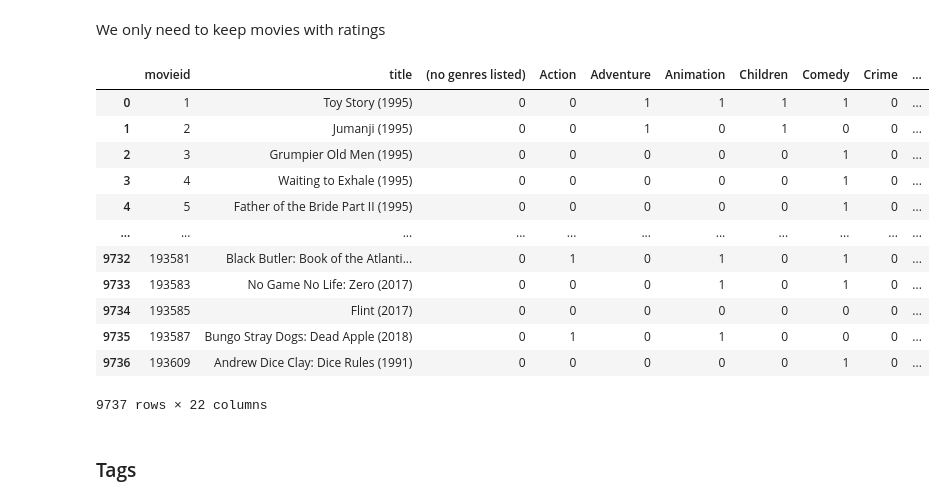
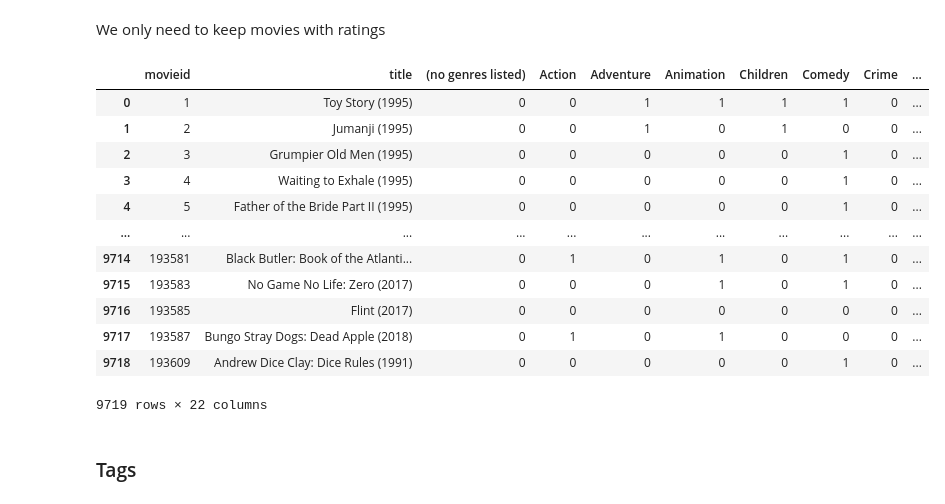
Before and after one commit to willmbennett/movie_rec_sys, a Jupyter notebook: index.ipynb, the cells around one changed output. Drawn from its saved outputs; the diff is of its cells as text; code cells hidden in the pictures.

Commit message:
Updates cleaned index notebook

```diff
--- a/index.ipynb
+++ b/index.ipynb
@@ -137,22 +140,22 @@ df_movies_clean
 # %% [markdown]
 We only need to keep movies with ratings
 # %%
-# df_movies_clean = df_movies_clean[df_movies_clean['movieid'].isin(df_ratings.movieid)].reset_index(drop=True)
+df_movies_clean = df_movies_clean[df_movies_clean['movieid'].isin(df_ratings.movieId)].reset_index(drop=True)
 df_movies_clean
 # %% [output]
 |  | movieid | title | (no genres listed) | Action | Adventure | Animation | Children | Comedy | Crime | ... |
 | 0 | 1 | Toy Story (1995) | 0 | 0 | 1 | 1 | 1 | 1 | 0 | ... |
 | 1 | 2 | Jumanji (1995) | 0 | 0 | 1 | 0 | 1 | 0 | 0 | ... |
 | 2 | 3 | Grumpier Old Men (1995) | 0 | 0 | 0 | 0 | 0 | 1 | 0 | ... |
 | 3 | 4 | Waiting to Exhale (1995) | 0 | 0 | 0 | 0 | 0 | 1 | 0 | ... |
 | 4 | 5 | Father of the Bride Part II (1995) | 0 | 0 | 0 | 0 | 0 | 1 | 0 | ... |
 | ... | ... | ... | ... | ... | ... | ... | ... | ... | ... | ... |
-| 9732 | 193581 | Black Butler: Book of the Atlanti... | 0 | 1 | 0 | 1 | 0 | 1 | 0 | ... |
-| 9733 | 193583 | No Game No Life: Zero (2017) | 0 | 0 | 0 | 1 | 0 | 1 | 0 | ... |
-| 9734 | 193585 | Flint (2017) | 0 | 0 | 0 | 0 | 0 | 0 | 0 | ... |
-| 9735 | 193587 | Bungo Stray Dogs: Dead Apple (2018) | 0 | 1 | 0 | 1 | 0 | 0 | 0 | ... |
-| 9736 | 193609 | Andrew Dice Clay: Dice Rules (1991) | 0 | 0 | 0 | 0 | 0 | 1 | 0 | ... |
+| 9714 | 193581 | Black Butler: Book of the Atlanti... | 0 | 1 | 0 | 1 | 0 | 1 | 0 | ... |
+| 9715 | 193583 | No Game No Life: Zero (2017) | 0 | 0 | 0 | 1 | 0 | 1 | 0 | ... |
+| 9716 | 193585 | Flint (2017) | 0 | 0 | 0 | 0 | 0 | 0 | 0 | ... |
+| 9717 | 193587 | Bungo Stray Dogs: Dead Apple (2018) | 0 | 1 | 0 | 1 | 0 | 0 | 0 | ... |
+| 9718 | 193609 | Andrew Dice Clay: Dice Rules (1991) | 0 | 0 | 0 | 0 | 0 | 1 | 0 | ... |
-9737 rows × 22 columns
+9719 rows × 22 columns
 # %% [markdown]
 ### Tags
 # %%
```
Also changed, not shown: parts of 43 cells of this notebook.
